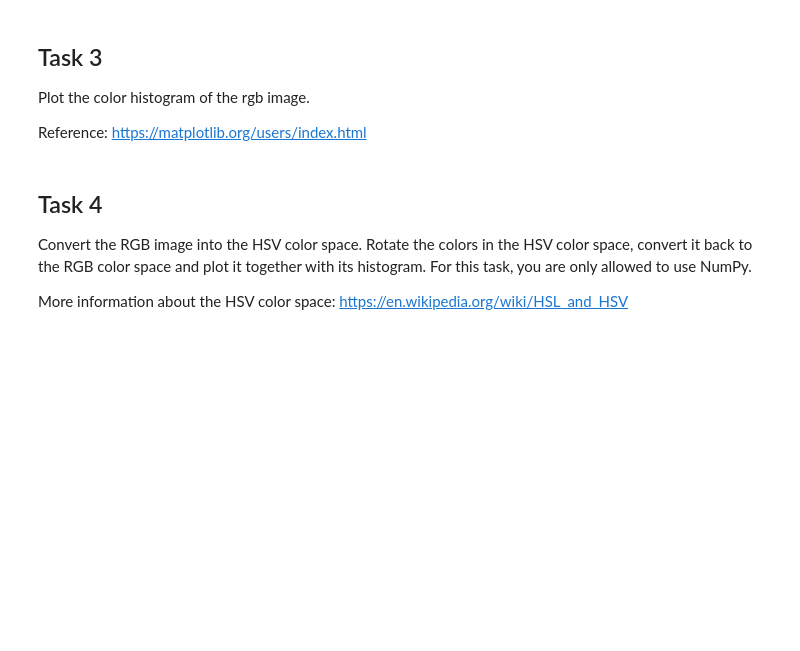
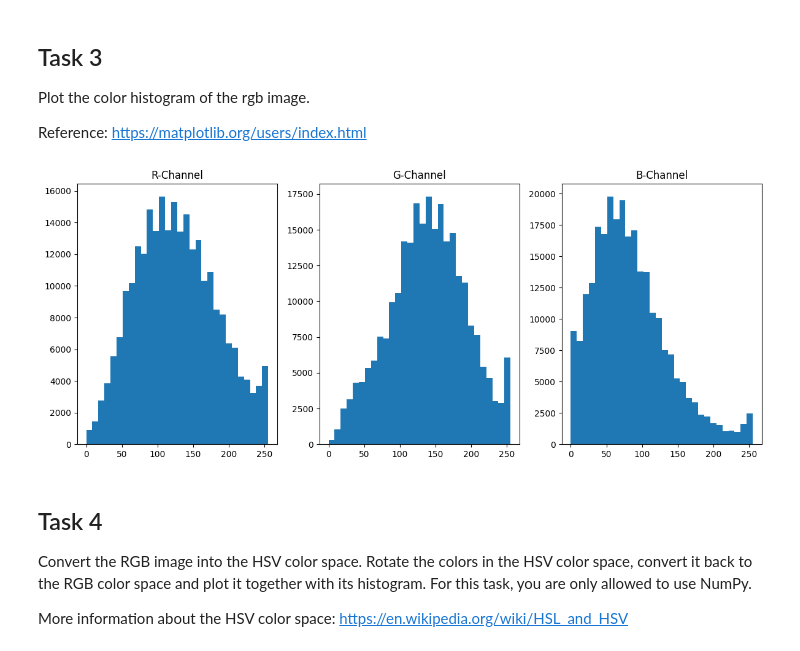
Before and after one commit to SebastianHeid/3dcv-students, a Jupyter notebook: 1.0-tl-scientific-python.ipynb, the cells around one changed output. Drawn from its saved outputs; the diff is of its cells as text; code cells hidden in the pictures; blank space fills up the shorter version.

```diff
--- a/1.0-tl-scientific-python.ipynb
+++ b/1.0-tl-scientific-python.ipynb
@@ -41,8 +40,13 @@ Also define the following scalar value
 $$k = 5.0$$
 # %%
 # TODO: Create vectors, matrix and scalar value
+a = np.array([1, 0, 1, 0, 1], dtype=float)
+b = np.array([1, 2, 3, 4, 5], dtype=float)
+M = np.array([[1, 2, 3],
+              [4, 5, 6],
+              [7, 8, 9]], dtype=float)
 
-
+k = np.array([5], dtype=float)
 print(f'a = {a}')
 print(f'b = {b}')
 print(f'M = {M}')
@@ -130,16 +179,29 @@ Reference: https://matplotlib.org/users/index.html
 # %%
 def plot_color_histogram(image):
     '''
     Plot the histogram of each color channel into a single plot.
     Take a look at the scikit-image submodule skimage.exposure
 
     image -- RGB image
     '''
     # TODO: implement this function
+    fig, axs = plt.subplots( 1, 3, figsize=(12,5) )
 
-    pass
+    axs[0].hist( image[...,0].flatten(), bins=30 )
+    axs[0].set_title("R-Channel")
+
+    axs[1].hist(image[...,1].flatten(), bins=30 )
+    axs[1].set_title("G-Channel")
+
+    axs[2].hist(image[...,2].flatten(), bins=30 )
+    axs[2].set_title("B-Channel")
+
+    fig.tight_layout()
+    fig.show()
 
 plot_color_histogram(image)
+# %% [output]
+[figure, added]
 # %% [markdown]
 ## Task 4
 
```
Also changed, not shown: parts of 8 cells of this notebook.
